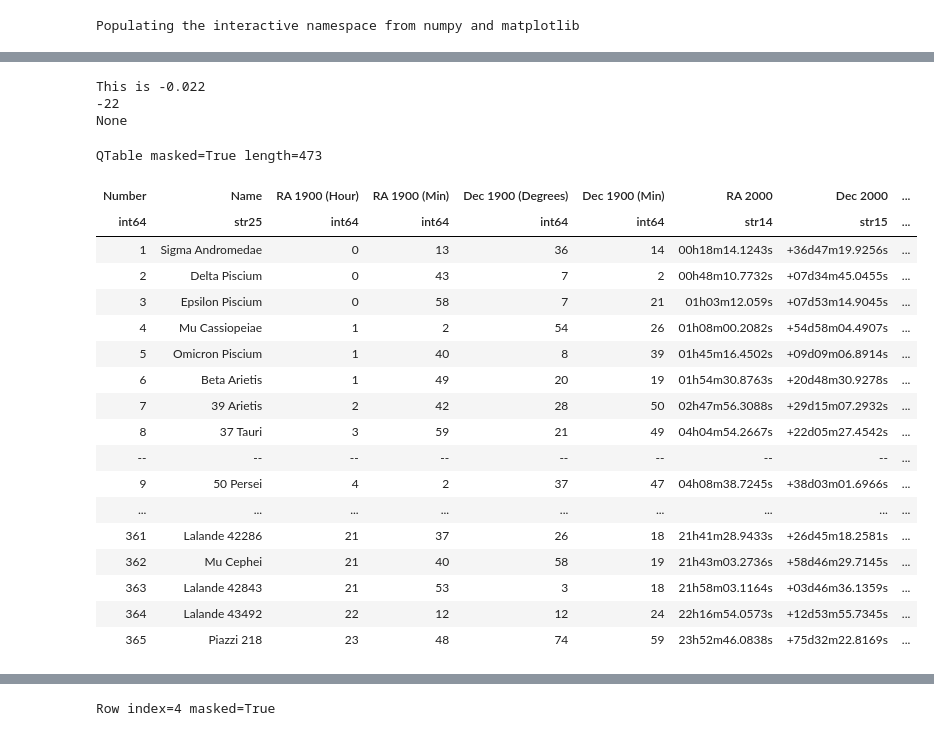
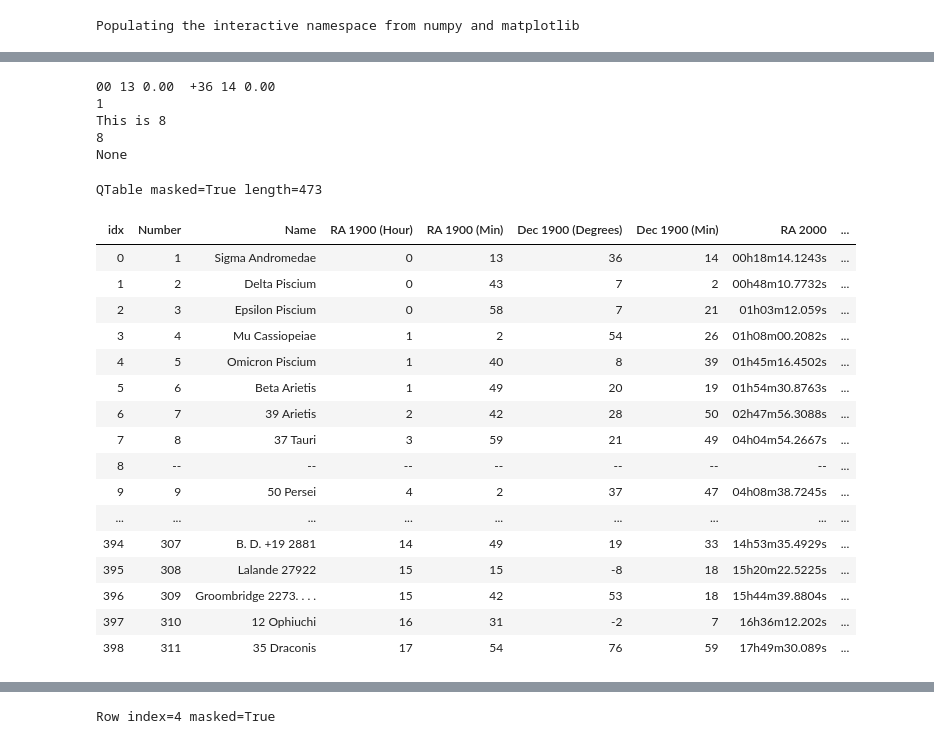
Before and after one commit to janvimadhani/thaw_star_catalog, a Jupyter notebook: Consolidate TSC .ipynb, the cells around one changed output, grey strips where cells are left out. Drawn from its saved outputs; the diff is of its cells as text; code cells hidden in the pictures.

```diff
--- a/Consolidate TSC .ipynb
+++ b/Consolidate TSC .ipynb
@@ -171,7 +213,7 @@ def strip_trail_zeros(number):
             return number
 # %%
 r,d, = format_RA_DEC(0,13,36,14)
-#print(r,d)
+print(r,d)
 
 bd = format_BD_number(np.nan,np.nan)
 #print(bd)
@@ -180,7 +222,9 @@ bd = format_BD_number(np.nan,np.nan)
 #mil = format_milli(7.0)
 #print(mil)
 
-trial = table1[7]['Rel. Parallax']
+trial = table1[104]['Rel. Parallax']
+#trial = -8
+print(len(str(trial)))
 print('This is',trial)
 tryit = format_milli(trial)
 print(tryit)
@@ -189,31 +233,32 @@ trynum = ''
 newnum = strip_trail_zeros(trynum)
 print(newnum)
 # %% [output]
-This is -0.022
--22
+00 13 0.00  +36 14 0.00
+1
+This is 8
+8
 None
 # %%
-table1
+table1.show_in_notebook()
 # %% [output]
 QTable masked=True length=473
-| ﻿Number | Name | RA 1900 (Hour) | RA 1900 (Min) | Dec 1900 (Degrees) | Dec 1900 (Min) | RA 2000 | Dec 2000 | ... |
-| int64 | str25 | int64 | int64 | int64 | int64 | str14 | str15 | ... |
-| 1 | Sigma Andromedae | 0 | 13 | 36 | 14 | 00h18m14.1243s | +36d47m19.9256s | ... |
-| 2 | Delta Piscium | 0 | 43 | 7 | 2 | 00h48m10.7732s | +07d34m45.0455s | ... |
-| 3 | Epsilon Piscium | 0 | 58 | 7 | 21 | 01h03m12.059s | +07d53m14.9045s | ... |
-| 4 | Mu Cassiopeiae | 1 | 2 | 54 | 26 | 01h08m00.2082s | +54d58m04.4907s | ... |
-| 5 | Omicron Piscium | 1 | 40 | 8 | 39 | 01h45m16.4502s | +09d09m06.8914s | ... |
-| 6 | Beta Arietis | 1 | 49 | 20 | 19 | 01h54m30.8763s | +20d48m30.9278s | ... |
-| 7 | 39 Arietis | 2 | 42 | 28 | 50 | 02h47m56.3088s | +29d15m07.2932s | ... |
-| 8 | 37 Tauri | 3 | 59 | 21 | 49 | 04h04m54.2667s | +22d05m27.4542s | ... |
-| -- | -- | -- | -- | -- | -- | -- | -- | ... |
-| 9 | 50 Persei | 4 | 2 | 37 | 47 | 04h08m38.7245s | +38d03m01.6966s | ... |
+| idx | ﻿Number | Name | RA 1900 (Hour) | RA 1900 (Min) | Dec 1900 (Degrees) | Dec 1900 (Min) | RA 2000 | ... |
+| 0 | 1 | Sigma Andromedae | 0 | 13 | 36 | 14 | 00h18m14.1243s | ... |
+| 1 | 2 | Delta Piscium | 0 | 43 | 7 | 2 | 00h48m10.7732s | ... |
+| 2 | 3 | Epsilon Piscium | 0 | 58 | 7 | 21 | 01h03m12.059s | ... |
+| 3 | 4 | Mu Cassiopeiae | 1 | 2 | 54 | 26 | 01h08m00.2082s | ... |
+| 4 | 5 | Omicron Piscium | 1 | 40 | 8 | 39 | 01h45m16.4502s | ... |
+| 5 | 6 | Beta Arietis | 1 | 49 | 20 | 19 | 01h54m30.8763s | ... |
+| 6 | 7 | 39 Arietis | 2 | 42 | 28 | 50 | 02h47m56.3088s | ... |
+| 7 | 8 | 37 Tauri | 3 | 59 | 21 | 49 | 04h04m54.2667s | ... |
+| 8 | -- | -- | -- | -- | -- | -- | -- | ... |
+| 9 | 9 | 50 Persei | 4 | 2 | 37 | 47 | 04h08m38.7245s | ... |
 | ... | ... | ... | ... | ... | ... | ... | ... | ... |
-| 361 | Lalande 42286 | 21 | 37 | 26 | 18 | 21h41m28.9433s | +26d45m18.2581s | ... |
-| 362 | Mu Cephei | 21 | 40 | 58 | 19 | 21h43m03.2736s | +58d46m29.7145s | ... |
-| 363 | Lalande 42843 | 21 | 53 | 3 | 18 | 21h58m03.1164s | +03d46m36.1359s | ... |
-| 364 | Lalande 43492 | 22 | 12 | 12 | 24 | 22h16m54.0573s | +12d53m55.7345s | ... |
-| 365 | Piazzi 218 | 23 | 48 | 74 | 59 | 23h52m46.0838s | +75d32m22.8169s | ... |
+| 394 | 307 | B. D. +19 2881 | 14 | 49 | 19 | 33 | 14h53m35.4929s | ... |
+| 395 | 308 | Lalande 27922 | 15 | 15 | -8 | 18 | 15h20m22.5225s | ... |
+| 396 | 309 | Groombridge 2273. . . . | 15 | 42 | 53 | 18 | 15h44m39.8804s | ... |
+| 397 | 310 | 12 Ophiuchi | 16 | 31 | -2 | 7 | 16h36m12.202s | ... |
+| 398 | 311 | 35 Draconis | 17 | 54 | 76 | 59 | 17h49m30.089s | ... |
 # %%
 for i in range(len(table1)):
 
```
Also changed, not shown: parts of 11 cells of this notebook, 1 other file.
